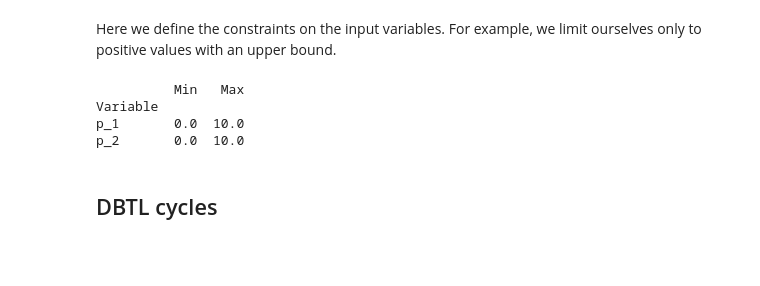
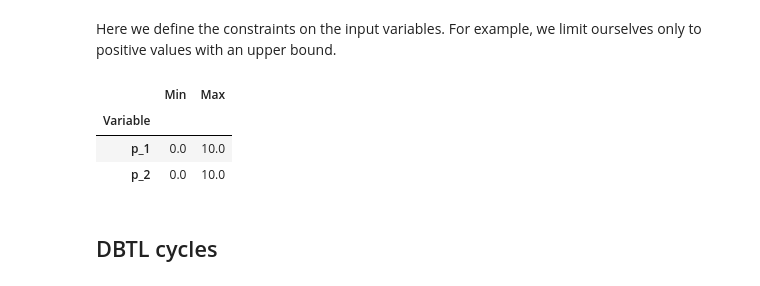
Before and after one commit to JBEI/ART, a Jupyter notebook: notebooks/ART_tutorial.ipynb, the cells around one changed output. Cells and saved outputs as stored; diff of their text form; code cells hidden in the pictures; blank space fills up the shorter version.

```diff
--- a/notebooks/ART_tutorial.ipynb
+++ b/notebooks/ART_tutorial.ipynb
@@ -129,20 +128,20 @@ Here we define the constraints on the input variables. For example, we limit our
 # %%
 dim = user_params['dim']
 bounds_file = f"{user_params['output_directory']}sim_data_bounds_FE.csv"
 
 df = pd.DataFrame(columns=['Variable', 'Min', 'Max'])
 df['Variable'] = ['p_' + str(i) for i in range(1, dim + 1)]
 df['Min'] = lb*np.ones(dim)
 df['Max'] = ub*np.ones(dim)
 df = df.set_index('Variable')
 
-print(df)
+display(df)
 df.to_csv(path_or_buf=bounds_file)
 # %% [output]
-          Min   Max
-Variable
-p_1       0.0  10.0
-p_2       0.0  10.0
+|  | Min | Max |
+| Variable |  |  |
+| p_1 | 0.0 | 10.0 |
+| p_2 | 0.0 | 10.0 |
 # %% [markdown]
 ## DBTL cycles
 # %% [markdown]
```
Also changed, not shown: parts of 17 cells of this notebook.
